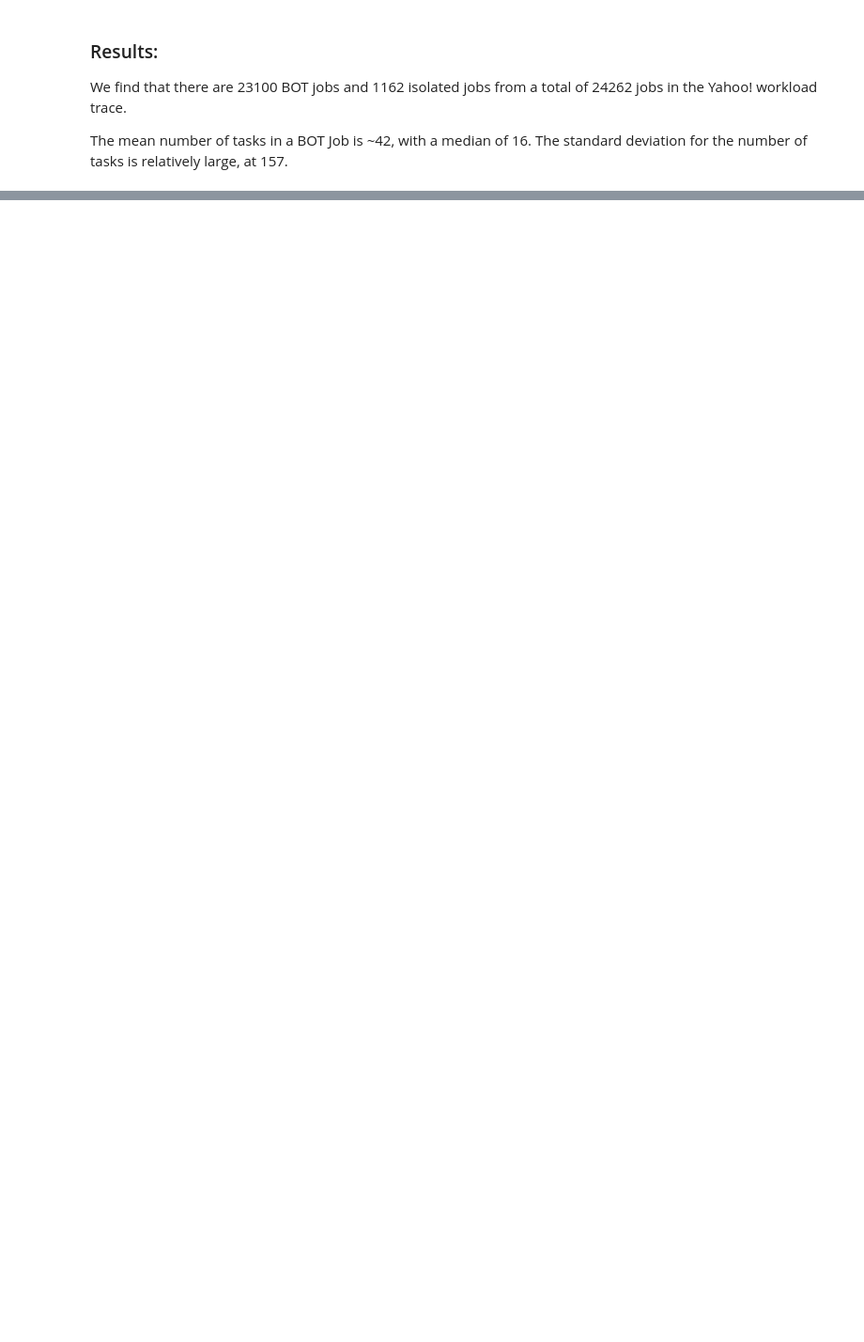
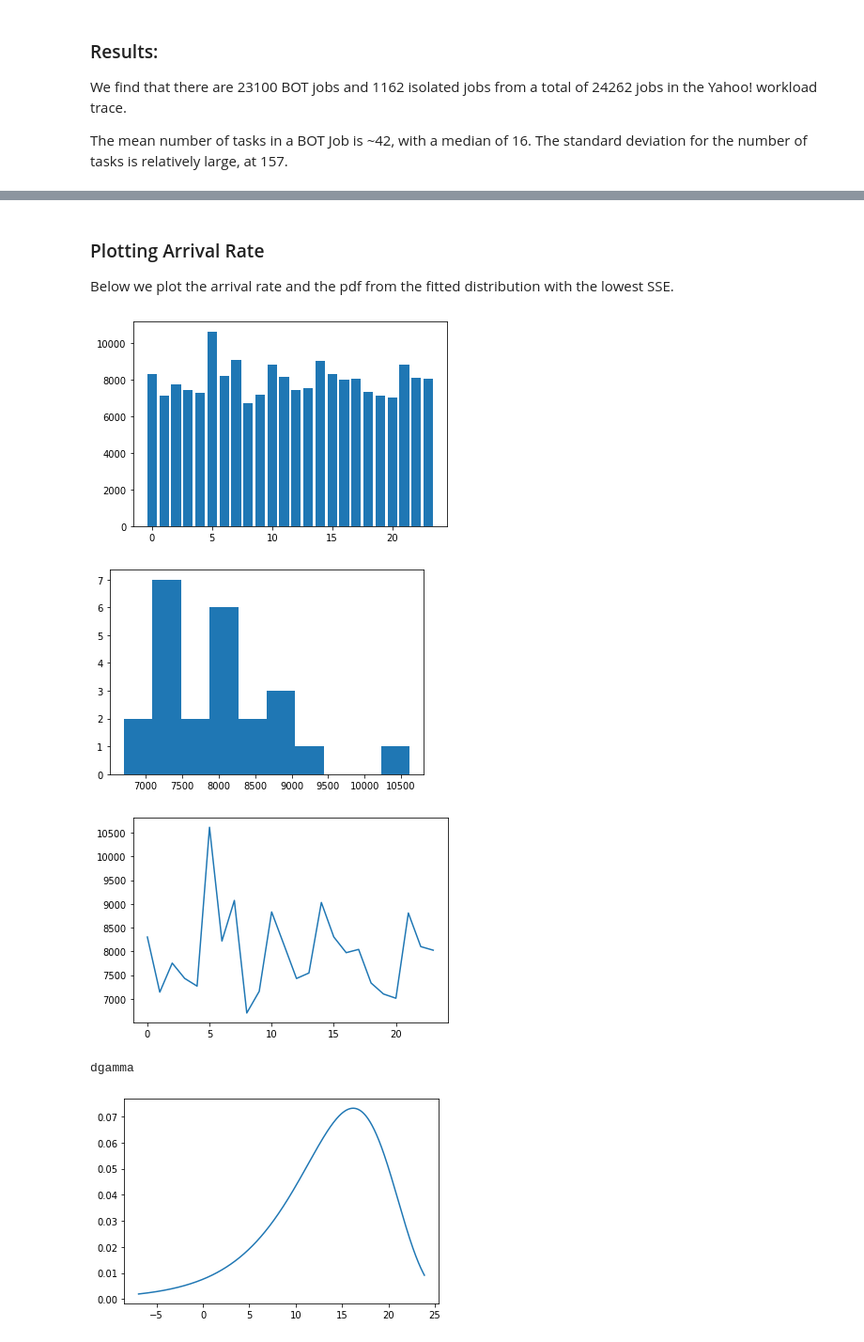
Before and after one commit to elimana/workload-trace-modelling, a Jupyter notebook: job-visualisation.ipynb, the cells around one changed output, grey strips where cells are left out. Shown at 94% size. Drawn from its saved outputs; the diff is of its cells as text; code cells hidden in the pictures; blank space fills up the shorter version.

Commit message:
Fit daily arrival rate to distribution and plot

```diff
--- a/job-visualisation.ipynb
+++ b/job-visualisation.ipynb
@@ -128,17 +132,20 @@ days = 0
 n = 1
 minute = 6
 day = minute*60*24
-freq = .6*minute
+freq = 60*minute
 
 sumArrivalRate = np.zeros(int(day/freq))
 
-for job in data['job_submission_time']:
+for i, job in enumerate(data['job_submission_time']):
     days = int(job/(day))
     n = int((job - (days*day))/freq)
-    sumArrivalRate[n] += 1
+    sumArrivalRate[n] += data['nr_of_tasks_in_job'][i]
+    # if days > 0:
+    #     break
 
 avgArrivalRate = sumArrivalRate
 for i, rate in enumerate(avgArrivalRate):
             avgArrivalRate[i] = rate/days
 
-ar = avgArrivalRate
+ar = pd.DataFrame(avgArrivalRate, columns=['rate'])
+ar
@@ -193,0 +212,25 @@ pp.pprint(results)
+# %% [markdown]
+### Plotting Arrival Rate
+
+Below we plot the arrival rate and the pdf from the fitted distribution with the lowest SSE.
+# %%
+import matplotlib.pyplot as plt
+
+plt.bar(ar.index, ar['rate'])
+plt.show()
+plt.hist(ar)
+plt.show()
+plt.plot(ar)
+plt.show()
+
+print(dist.name)
+plt.plot(pdf)
+plt.show()
+plt.hist(pdf)
+plt.show()
+# %% [output]
+[figure, added]
+[figure, added]
+[figure, added]
+dgamma
+[figure, added]
```
Also changed, not shown: parts of 16 cells of this notebook.
